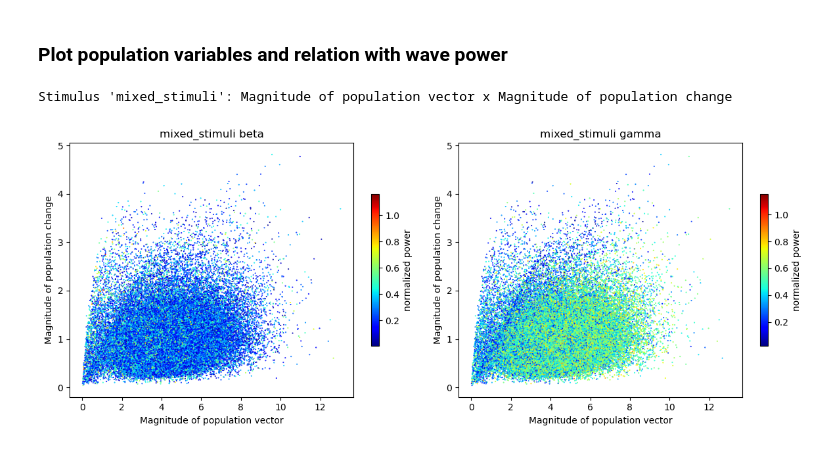
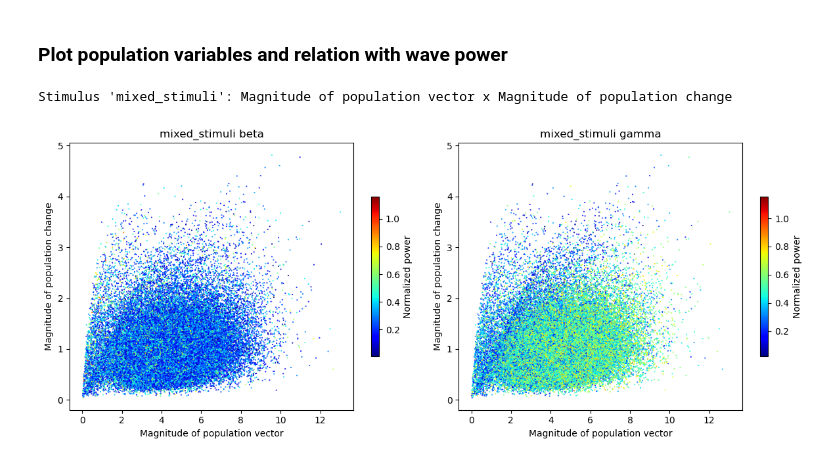
Before and after one commit to chenziao/Analyzing_Allen_Visual_Coding_Neuropixels_Dataset, a Jupyter notebook: notebooks/Population_vector_during_stimuli.ipynb, the cells around one changed output. Cells and saved outputs as stored; diff of their text form; code cells hidden in the pictures.

Commit message:
Update figures for population vector analysis

```diff
--- a/notebooks/Population_vector_during_stimuli.ipynb
+++ b/notebooks/Population_vector_during_stimuli.ipynb
@@ -209,7 +209,7 @@ if plot_example_traces:
         ax.legend(loc='upper right')
         # band power
         for i, da in enumerate([smoothed_band_power[stim], normalized_band_power[stim]]):
-            var = 'normalized power' if i == 1 else 'power'
+            var = 'Normalized power' if i == 1 else 'Power'
             pow_mean = []
             for ax, w in zip(axs1[i::2], wave_bands):
                 x = da.sel(wave_band=w)
@@ -354,7 +354,7 @@ for stim in stimulus_names:
         units_spk_rate[stim].sel(unit_id=units_id), sigma,
         normalization_scale=norm_scale.sel(unit_id=units_id) if normalize_unit_fr else None,
         soft_normalize_cut=soft_normalize_cut if soft_normalize else 0,
-        time_dim='time_relative_to_stimulus_onset'
+        time_dim=time_dim
     )
     units_averaged_rate[stim] = units_frs[stim].sel(unit_id=units_id)
 # %% [markdown]
@@ -459,7 +459,7 @@ pca_parameters = dict(
 )
 session_dir.save_pca_parameters(pca_parameters)
 # %%
-sample_dims = ('stimulus_presentation_id', 'time_relative_to_stimulus_onset')
+sample_dims = (presentation_dim, time_dim)
 
 if absolute_origin:
     pop_vec_org = pca.transform(np.zeros([1, n_units]))[0]
@@ -561,27 +539,28 @@ Attributes:
 # %% [markdown]
 ### Plot population variables and relation with wave power
 # %%
+figsize = (12, 5)
 cmap = 'jet'
 # %%
 x_var = 'length'
 y_var = 'speed'
 
 stim = power_ds.attrs['stimulus']
 labels = power_ds.label.sel(variable_name=[x_var, y_var]).values
 print(f"Stimulus '{stim:s}': {labels[0]:s} x {labels[1]:s}")
 
-fig, axs = plt.subplots(1, 2, figsize=(12, 4.8))
+fig, axs = plt.subplots(1, 2, figsize=figsize)
 for ax, w in zip(axs, wave_bands):
     sc = ax.scatter(power_ds[x_var], power_ds[y_var],
         c=power_ds.power.sel(wave_band=w), s=1, marker='.', cmap=cmap)
-    plt.colorbar(mappable=sc, ax=ax, label='normalized power', shrink=0.6)
+    plt.colorbar(mappable=sc, ax=ax, label='Normalized power', shrink=0.6)
     ax.autoscale_view()
     ax.set_xlabel(labels[0])
     ax.set_ylabel(labels[1])
     ax.set_title(f'{stim:s} {w:s}')
 fig.tight_layout()
 plt.show()
 # %% [output]
 Stimulus 'mixed_stimuli': Magnitude of population vector x Magnitude of population change
-[figure, old version]
+[figure, new version]
 # %%
```
Also changed, not shown: parts of 7 cells of this notebook, 2 other files.
